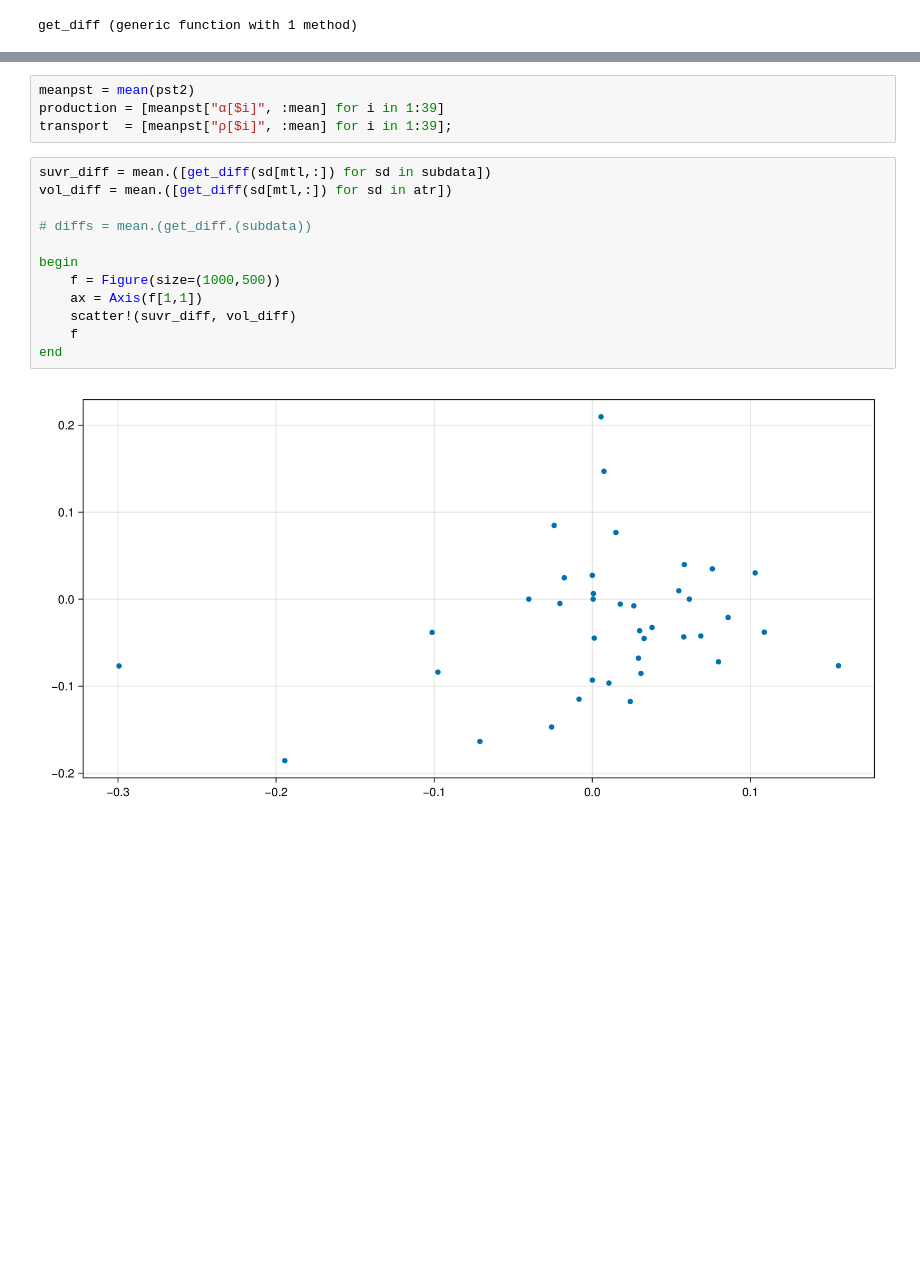
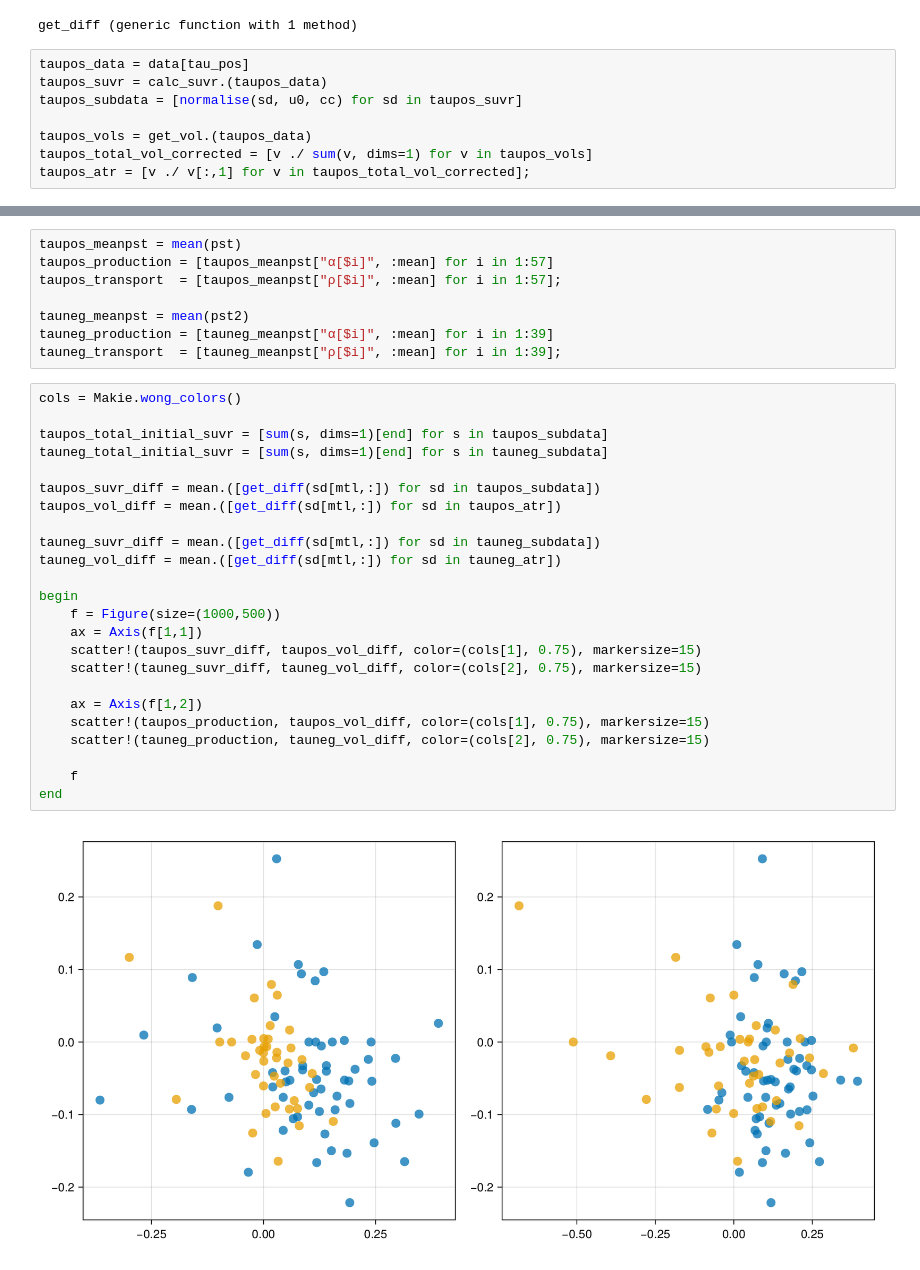
Before and after one commit to PavanChaggar/local-fkpp, a Jupyter notebook: adni/inference/analysis/notebooks/posterior-analysis.ipynb, the cells around one changed output, grey strips where cells are left out. Cells and saved outputs as stored; diff of their text form; blank space fills up the shorter version.

```diff
--- a/adni/inference/analysis/notebooks/posterior-analysis.ipynb
+++ b/adni/inference/analysis/notebooks/posterior-analysis.ipynb
@@ -22,4 +22,12 @@ function get_diff(d)
 end
 # %% [output]
 get_diff (generic function with 1 method)
+# %%
+taupos_data = data[tau_pos]
+taupos_suvr = calc_suvr.(taupos_data)
+taupos_subdata = [normalise(sd, u0, cc) for sd in taupos_suvr]
+
+taupos_vols = get_vol.(taupos_data)
+taupos_total_vol_corrected = [v ./ sum(v, dims=1) for v in taupos_vols]
+taupos_atr = [v ./ v[:,1] for v in taupos_total_vol_corrected];
 # %%
@@ -35,18 +45,34 @@ subdata = _subdata[nonzerosubs];
 # %%
-meanpst = mean(pst2)
-production = [meanpst["α[$i]", :mean] for i in 1:39]
-transport  = [meanpst["ρ[$i]", :mean] for i in 1:39];
+taupos_meanpst = mean(pst)
+taupos_production = [taupos_meanpst["α[$i]", :mean] for i in 1:57]
+taupos_transport  = [taupos_meanpst["ρ[$i]", :mean] for i in 1:57];
+
+tauneg_meanpst = mean(pst2)
+tauneg_production = [tauneg_meanpst["α[$i]", :mean] for i in 1:39]
+tauneg_transport  = [tauneg_meanpst["ρ[$i]", :mean] for i in 1:39];
-# %%
-suvr_diff = mean.([get_diff(sd[mtl,:]) for sd in subdata])
-vol_diff = mean.([get_diff(sd[mtl,:]) for sd in atr])
-
-# diffs = mean.(get_diff.(subdata))
-
-begin
-    f = Figure(size=(1000,500))
-    ax = Axis(f[1,1])
-    scatter!(suvr_diff, vol_diff)
-    f
-end
-# %% [output]
-[figure, removed]
+# %%
+cols = Makie.wong_colors()
+
+taupos_total_initial_suvr = [sum(s, dims=1)[end] for s in taupos_subdata]
+tauneg_total_initial_suvr = [sum(s, dims=1)[end] for s in tauneg_subdata]
+
+taupos_suvr_diff = mean.([get_diff(sd[mtl,:]) for sd in taupos_subdata])
+taupos_vol_diff = mean.([get_diff(sd[mtl,:]) for sd in taupos_atr])
+
+tauneg_suvr_diff = mean.([get_diff(sd[mtl,:]) for sd in tauneg_subdata])
+tauneg_vol_diff = mean.([get_diff(sd[mtl,:]) for sd in tauneg_atr])
+
+begin
+    f = Figure(size=(1000,500))
+    ax = Axis(f[1,1])
+    scatter!(taupos_suvr_diff, taupos_vol_diff, color=(cols[1], 0.75), markersize=15)
+    scatter!(tauneg_suvr_diff, tauneg_vol_diff, color=(cols[2], 0.75), markersize=15)
+
+    ax = Axis(f[1,2])
+    scatter!(taupos_production, taupos_vol_diff, color=(cols[1], 0.75), markersize=15)
+    scatter!(tauneg_production, tauneg_vol_diff, color=(cols[2], 0.75), markersize=15)
+
+    f
+end
+# %% [output]
+[figure, added]
```
Also changed, not shown: parts of 2 cells of this notebook, 4 other files.
